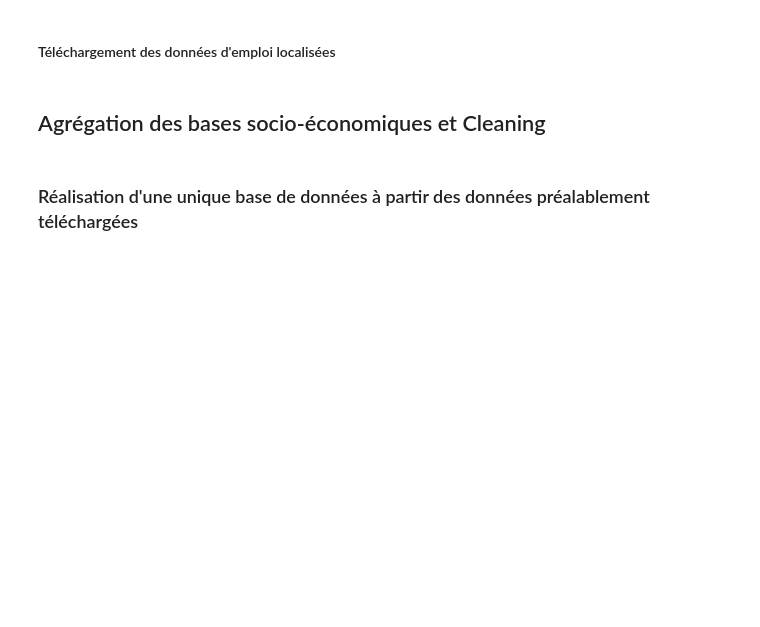
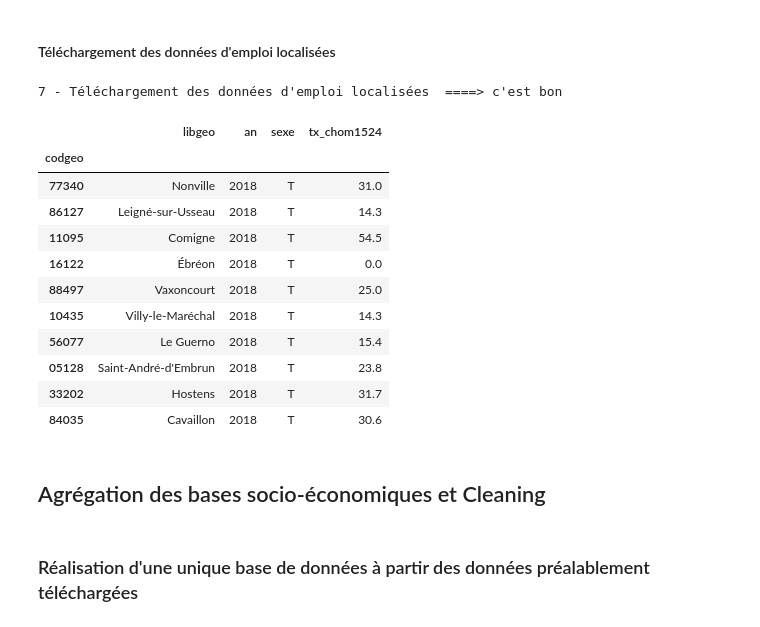
Before and after one commit to LeoMaurice/SportsParticipationEconomicGeographic, a Jupyter notebook: rendu.ipynb, the cells around one changed output. Saved outputs shown, nothing was run; the diff lists cells and outputs as text; code cells hidden in the pictures; blank space fills up the shorter version.

Commit message:
code de rendu bon jusqu'à récupération des données de chomage

```diff
--- a/rendu.ipynb
+++ b/rendu.ipynb
@@ -153,13 +205,29 @@ else:
 #### Téléchargement des données d'emploi localisées
 # %%
 donnees_chomage_15_24_par_com_travail = data_chomage()
+
 if not donnees_chomage_15_24_par_com_travail.empty:
     print("7 - Téléchargement des données d'emploi localisées  ====> c'est bon ")
 else:
     print("7 - Téléchargement des données d'emploi localisées  ====> c'est pas bon ")
-
-if VERBOSE:
-    display(donnees_chomage_15_24_par_com_travail.head(10))
+# %% [output]
+7 - Téléchargement des données d'emploi localisées  ====> c'est bon
+# %%
+if VERBOSE:
+    display(donnees_chomage_15_24_par_com_travail.sample(10))
+# %% [output]
+|  | libgeo | an | sexe | tx_chom1524 |
+| codgeo |  |  |  |  |
+| 77340 | Nonville | 2018 | T | 31.0 |
+| 86127 | Leigné-sur-Usseau | 2018 | T | 14.3 |
+| 11095 | Comigne | 2018 | T | 54.5 |
+| 16122 | Ébréon | 2018 | T | 0.0 |
+| 88497 | Vaxoncourt | 2018 | T | 25.0 |
+| 10435 | Villy-le-Maréchal | 2018 | T | 14.3 |
+| 56077 | Le Guerno | 2018 | T | 15.4 |
+| 05128 | Saint-André-d'Embrun | 2018 | T | 23.8 |
+| 33202 | Hostens | 2018 | T | 31.7 |
+| 84035 | Cavaillon | 2018 | T | 30.6 |
 # %% [markdown]
 ## Agrégation des bases socio-économiques et Cleaning
 # %% [markdown]
```
Also changed, not shown: parts of 7 cells of this notebook, 3 other files.
